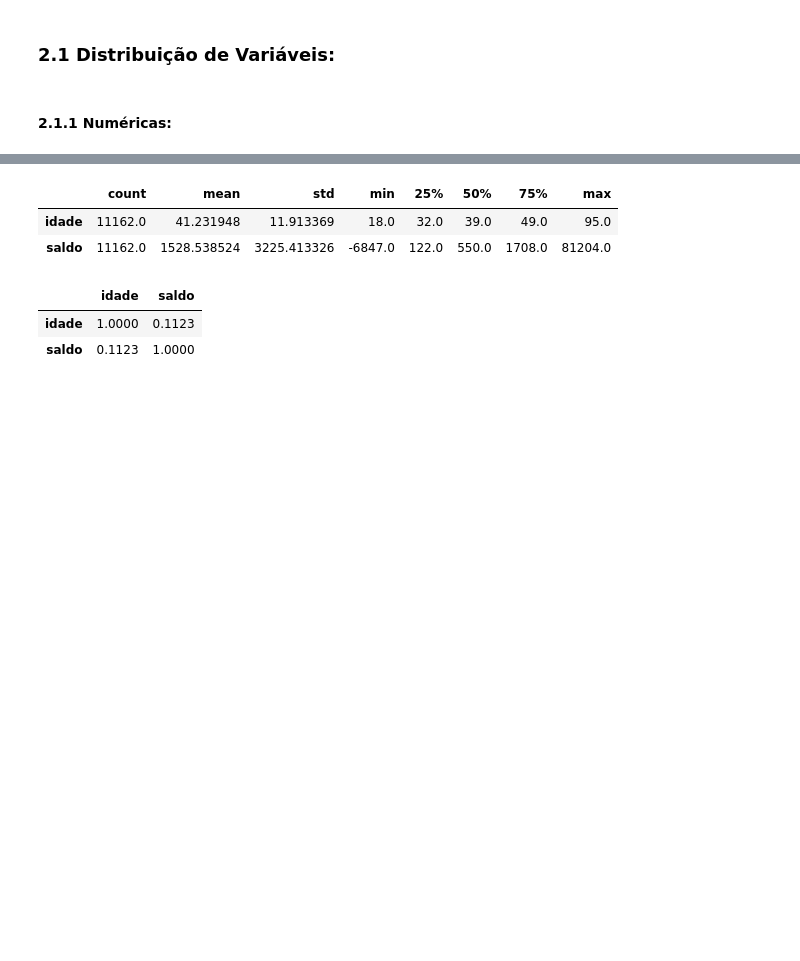
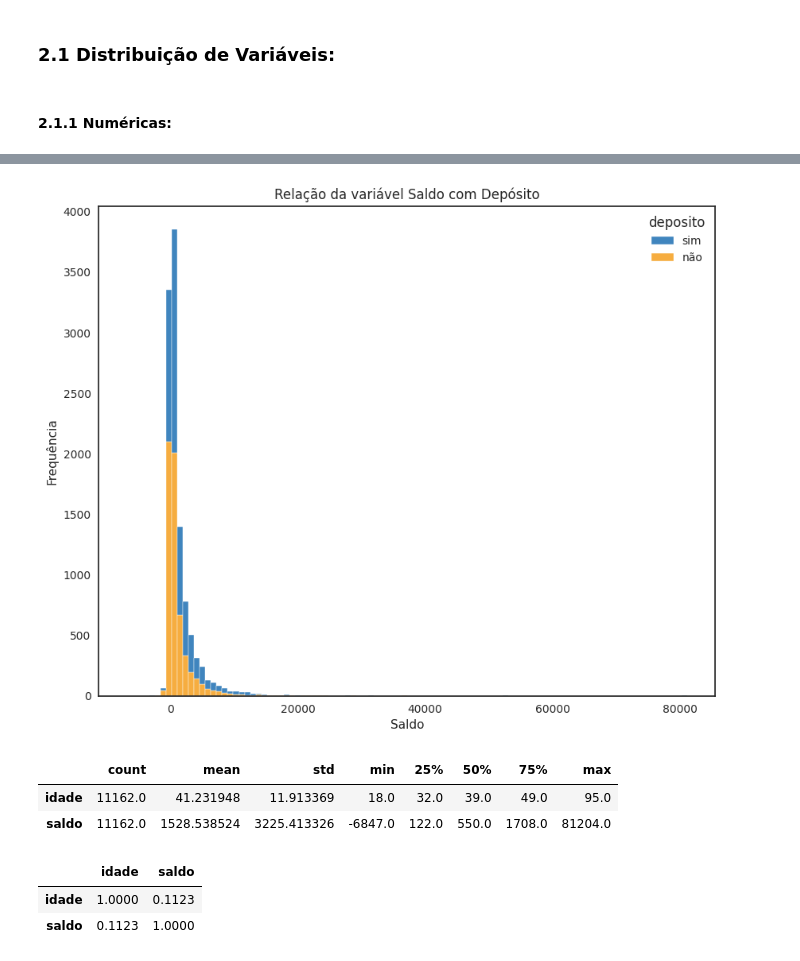
Before and after one commit to lippo1/bank-marketing-analysis, a Jupyter notebook: files pt-br/py_business_case_and_eda_pt_br.ipynb, the cells around one changed output, grey strips where cells are left out. Saved outputs shown, nothing was run; the diff lists cells and outputs as text; code cells hidden in the pictures; blank space fills up the shorter version.

```diff
--- a/files pt-br/py_business_case_and_eda_pt_br.ipynb
+++ b/files pt-br/py_business_case_and_eda_pt_br.ipynb
@@ -206,6 +211,8 @@ fig.show()
 # %%
-fig = px.histogram(bank_df, x="saldo", color="deposito", nbins = 100, color_discrete_map={'não': paleta_cores[0],
-                                                                                          'sim': paleta_cores[1]})
-fig.update_layout(title = dict(text='Relação da variável Saldo com Depósito'), width= 750, height=600, xaxis_title='Saldo', yaxis_title='Frequência')
-fig.show()
+plt.figure(figsize=(10, 8))
+sns.histplot(data=bank_df, x="saldo", hue="deposito", multiple="stack", bins=100, palette=[paleta_cores[0], paleta_cores[1]])
+plt.title('Relação da variável Saldo com Depósito')
+plt.xlabel('Saldo')
+plt.ylabel('Frequência')
+plt.show()
 # %% [output]
@@ -213,3 +219,4 @@ fig.show()
+[figure, added]
 # %%
 bank_df[['idade', 'saldo']].describe().T
 # %% [output]
```
Also changed, not shown: parts of 10 cells of this notebook.
